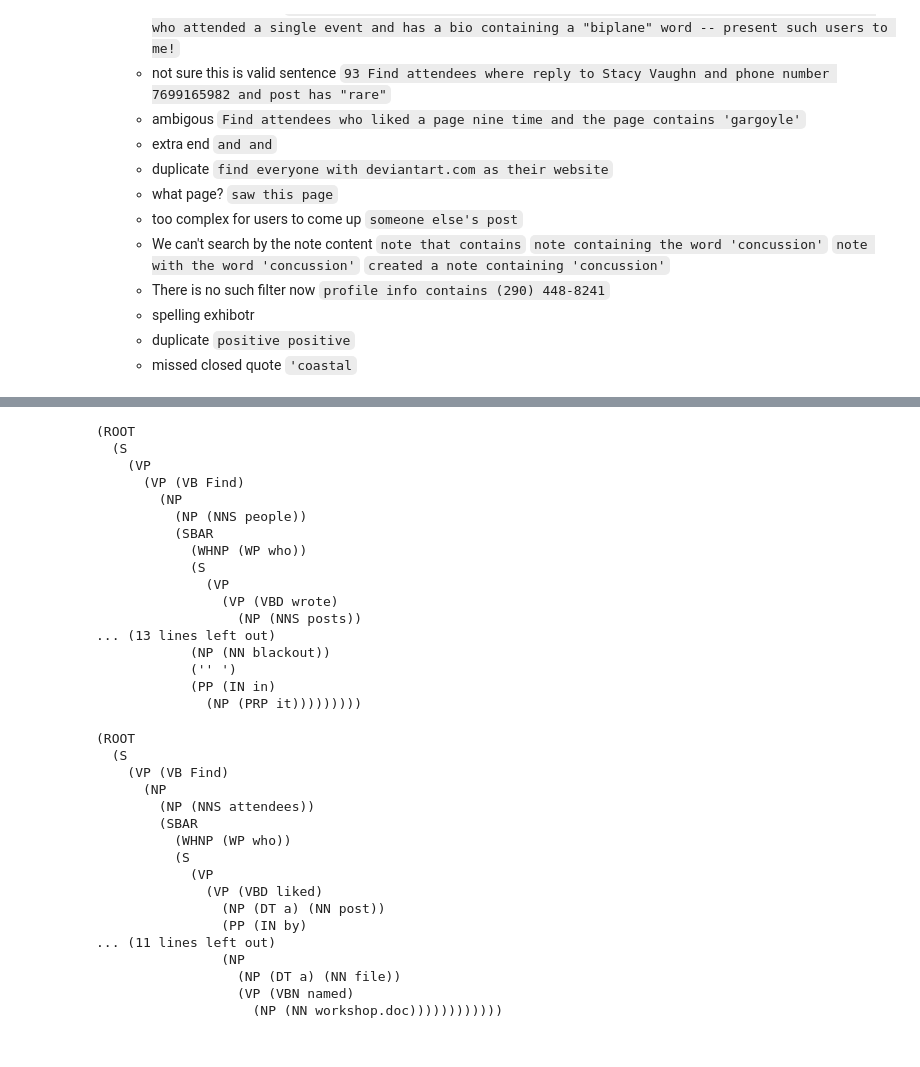
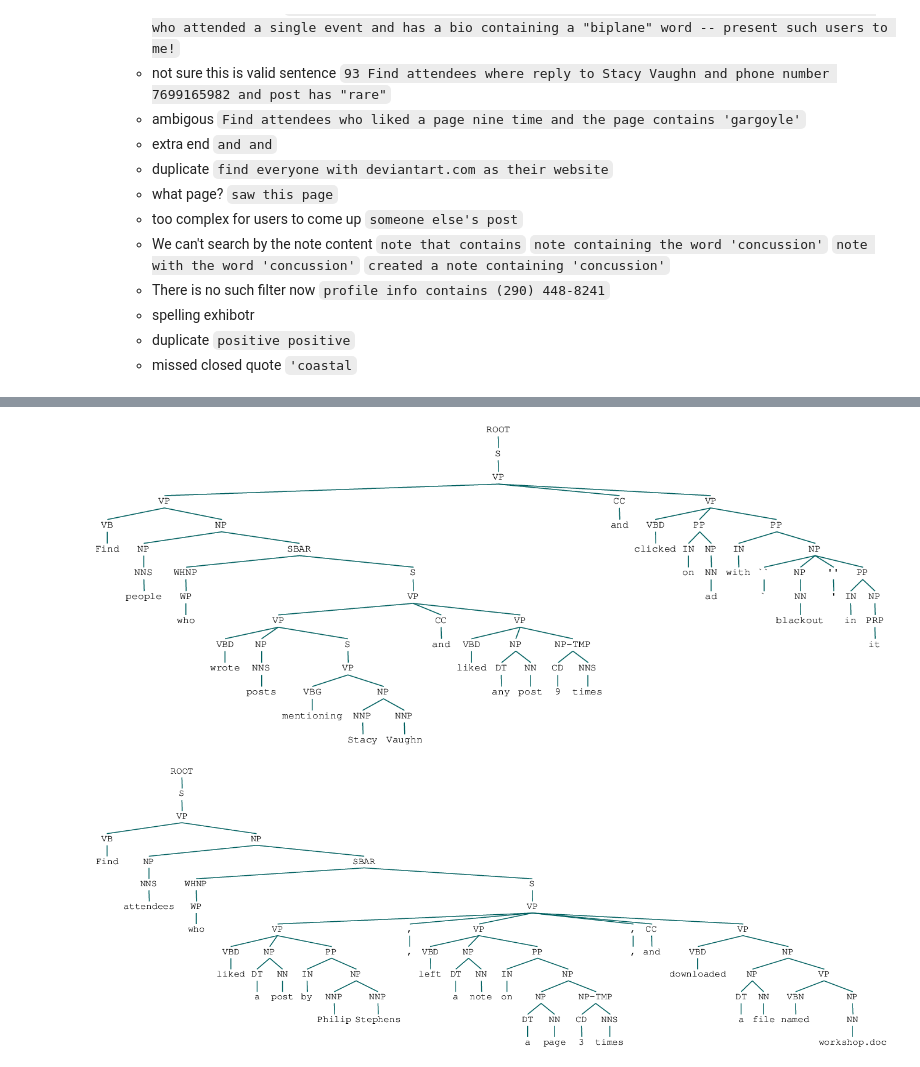
Before and after one commit to sudodoki/prj-nlp, a Jupyter notebook: students/SerhiiNechyporchuk/project/Project.ipynb, the cells around one changed output, grey strips where cells are left out. Drawn from its saved outputs; the diff is of its cells as text; code cells hidden in the pictures.

```diff
--- a/students/SerhiiNechyporchuk/project/Project.ipynb
+++ b/students/SerhiiNechyporchuk/project/Project.ipynb
@@ -56,40 +116,8 @@ snlp = StanfordCoreNLP(path_or_host='http://localhost', port=9000)
 # %%
-print(snlp.parse("Find people who wrote posts mentioning Stacy Vaughn and liked any post 9 times and clicked on ad with 'blackout' in it"))
+Tree.fromstring(snlp.parse("Find people who wrote posts mentioning Stacy Vaughn and liked any post 9 times and clicked on ad with 'blackout' in it"))
 # %% [output]
-(ROOT
-  (S
-    (VP
-      (VP (VB Find)
-        (NP
-          (NP (NNS people))
-          (SBAR
-            (WHNP (WP who))
-            (S
-              (VP
-                (VP (VBD wrote)
-                  (NP (NNS posts))
-... (13 lines left out)
-            (NP (NN blackout))
-            ('' ')
-            (PP (IN in)
-              (NP (PRP it)))))))))
+[figure, added]
 # %%
-print(snlp.parse("Find attendees who liked a post by Philip Stephens, left a note on a page 3 times, and downloaded a file named workshop.doc"))
+Tree.fromstring(snlp.parse("Find attendees who liked a post by Philip Stephens, left a note on a page 3 times, and downloaded a file named workshop.doc"))
 # %% [output]
-(ROOT
-  (S
-    (VP (VB Find)
-      (NP
-        (NP (NNS attendees))
-        (SBAR
-          (WHNP (WP who))
-          (S
-            (VP
-              (VP (VBD liked)
-                (NP (DT a) (NN post))
-                (PP (IN by)
-... (11 lines left out)
-                (NP
-                  (NP (DT a) (NN file))
-                  (VP (VBN named)
-                    (NP (NN workshop.doc))))))))))))
+[figure, added]
```
Also changed, not shown: parts of 12 cells of this notebook, 3 other files.
